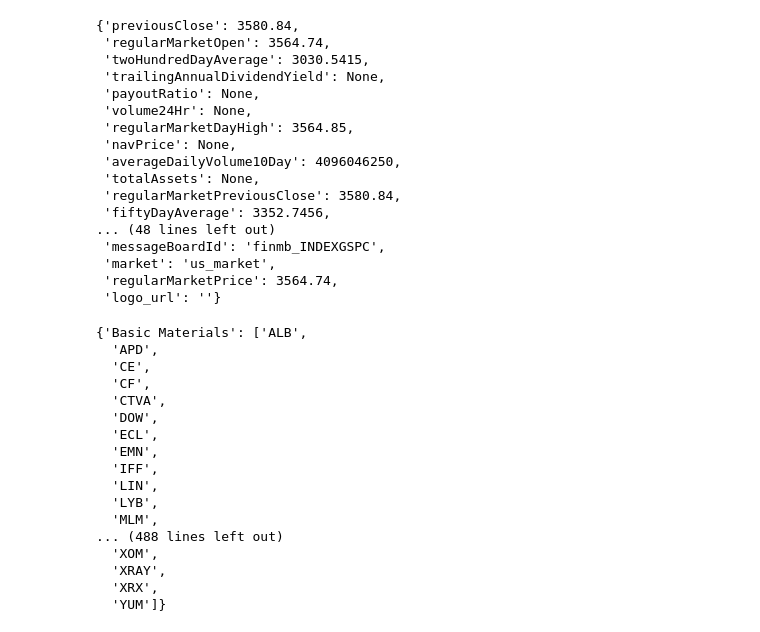
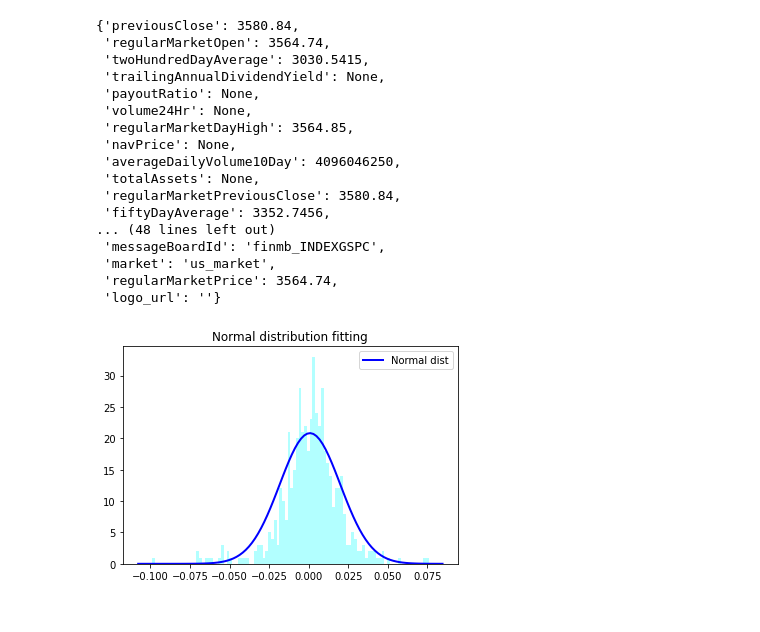
Before and after one commit to ZoziLaMalice/5A, a Jupyter notebook: Quantitative Finance/ESSAY 1/yfinance_notebook.ipynb, the cells around one changed output. Cells and saved outputs as stored; diff of their text form; code cells hidden in the pictures.

```diff
--- a/Quantitative Finance/ESSAY 1/yfinance_notebook.ipynb
+++ b/Quantitative Finance/ESSAY 1/yfinance_notebook.ipynb
@@ -266,23 +268,31 @@ for sector, value in clean_sp500.items():
     for key, item in sp500_s.items():
         if sector == item:
             clean_sp500[sector] += [key]
-# %%
-clean_sp500
-# %% [output]
-{'Basic Materials': ['ALB',
-  'APD',
-  'CE',
-  'CF',
-  'CTVA',
-  'DOW',
-  'ECL',
-  'EMN',
-  'IFF',
-  'LIN',
-  'LYB',
-  'MLM',
-... (488 lines left out)
-  'XOM',
-  'XRAY',
-  'XRX',
-  'YUM']}
+# %%
+df = yf.Ticker('GOOG').history('2y')
+df['Returns'] = (df.Open - df.Open.shift(1)) / df.Open.shift(1)
+df = df.iloc[1:]
+df.reset_index(inplace=True)
+# %%
+mu, std = norm.fit(df.Returns)
+xmin = df.Returns.min()
+xmax = df.Returns.max()
+x_line = np.linspace(xmin, xmax, 2)
+p = norm.pdf(x_line)
+# %%
+import matplotlib.pyplot as plt
+plt.hist(df.Returns,color="cyan",alpha=.3, bins=100) #alpha, from 0 (transparent) to 1 (opaque)
+# Type help(plot) for a ton of information on pyplot
+xmin, xmax = plt.xlim()
+x_line = np.linspace(xmin, xmax, 100)
+p = norm.pdf(x_line, df.Returns.mean(), df.Returns.std())
+plt.plot(x_line,p,"blue",label="Normal dist", linewidth=2)
+
+plt.title("Normal distribution fitting")
+# insert a legend in the plot (using label)
+plt.legend()
+
+# we finally show our work
+plt.show()
+# %% [output]
+[figure, added]
```
Also changed, not shown: parts of 22 cells of this notebook, 2 other files.
